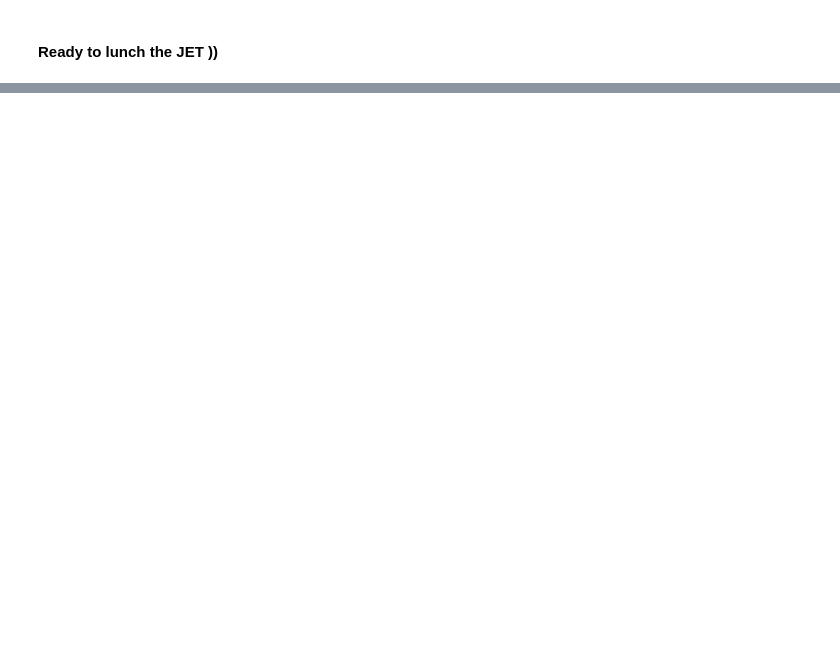
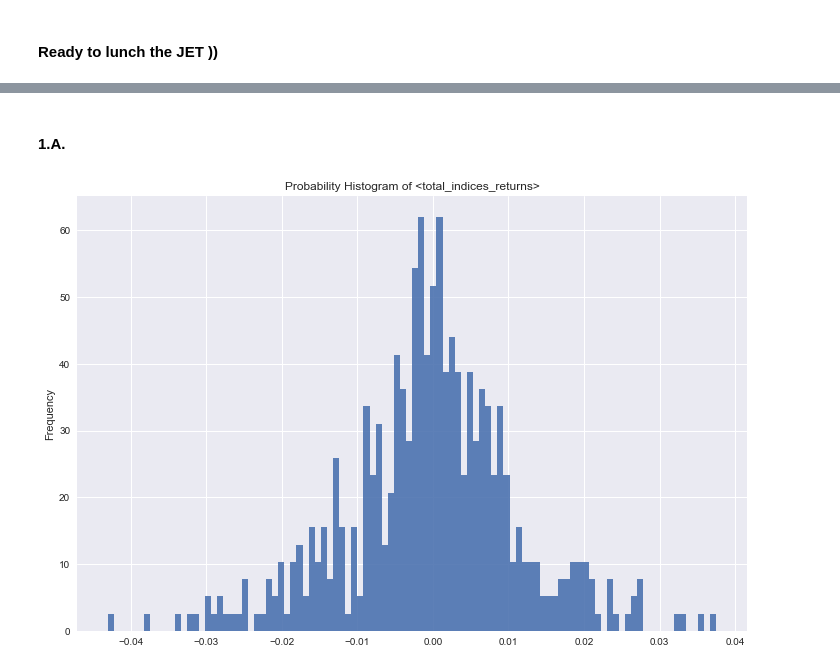
Before and after one commit to nahbos/AUT-Fundamental-Statistical-Learning, a Jupyter notebook: Peoject/Project_Stock.ipynb, the cells around one changed output, grey strips where cells are left out. Drawn from its saved outputs; the diff is of its cells as text; code cells hidden in the pictures; blank space fills up the shorter version.

```diff
--- a/Peoject/Project_Stock.ipynb
+++ b/Peoject/Project_Stock.ipynb
@@ -273,0 +234,26 @@ iran_china_clay
+# %%
+def plotter(stock_returns, name, typee):
+    with plt.style.context('seaborn'):
+        plt.figure(figsize=(12, 8))
+        x_axis = np.arange(-0.05, 0.05, 0.001)
+        if typee == 'hist':
+            plt.hist(stock_returns, bins=100, density=True, alpha=0.9)
+            plt.gca().set(title='Probability Histogram of <{}>'.format(name), ylabel='Frequency')
+
+        elif typee == 'normal':
+            plt.plot(x_axis, norm.pdf(x_axis, np.mean(total_indices_returns), np.std(total_indices_returns)))
+            plt.gca().set(title='Probability Normal Distribution of <{}>'.format(name))
+
+        elif typee == 'both':
+            plt.hist(stock_returns, bins=100, density=True, alpha=0.9)
+            plt.plot(x_axis, norm.pdf(x_axis, np.mean(total_indices_returns), np.std(total_indices_returns)), linewidth=3.0, c='r')
+            plt.gca().set(title='<{}>'.format(name))
+        plt.show()
+# %% [markdown]
+#### 1.A.
+# %%
+total_indices_returns = cal_returns(total_indices)
+# %%
+plotter(total_indices_returns, name='total_indices_returns', typee='hist')
+# %% [output]
+[figure, added]
```
Also changed, not shown: parts of 55 cells of this notebook.
